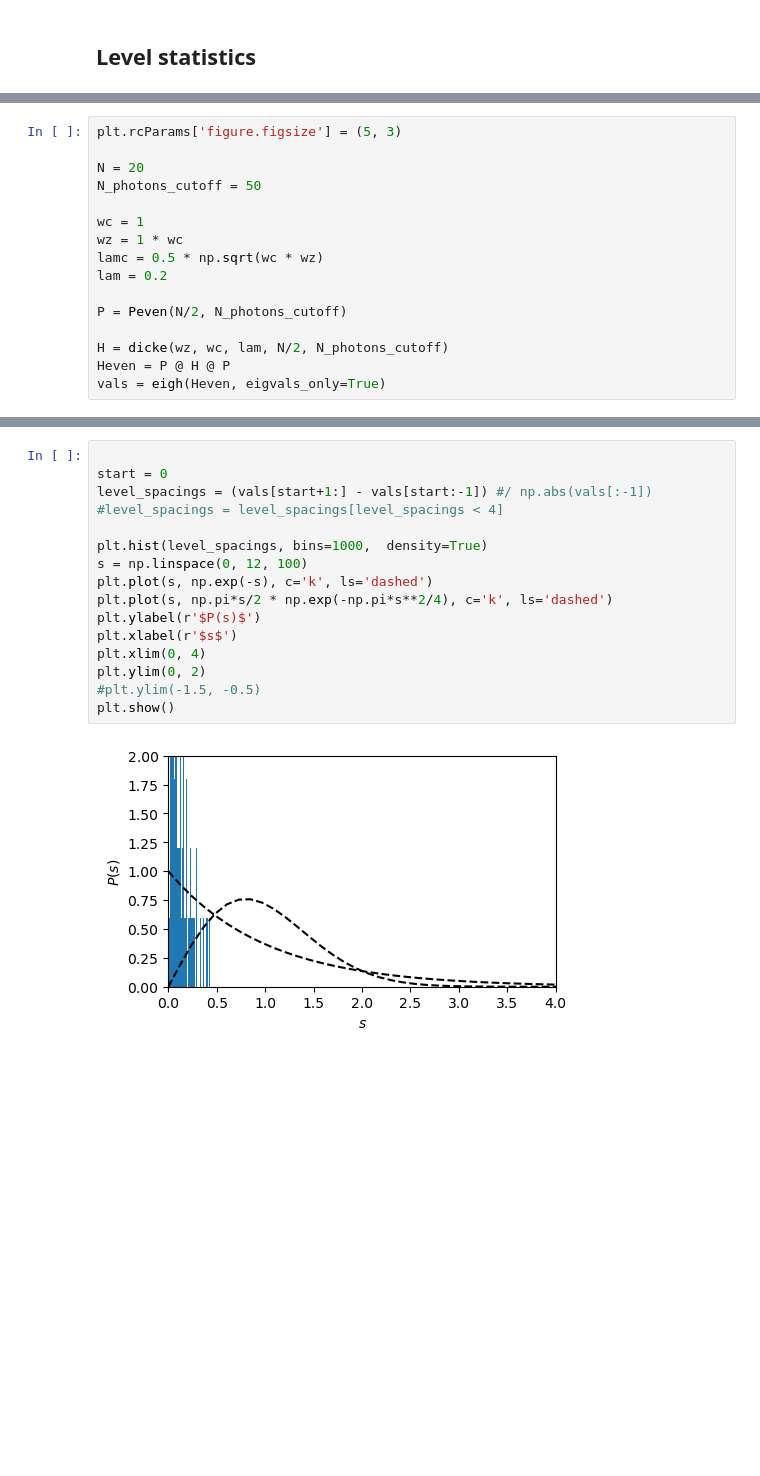
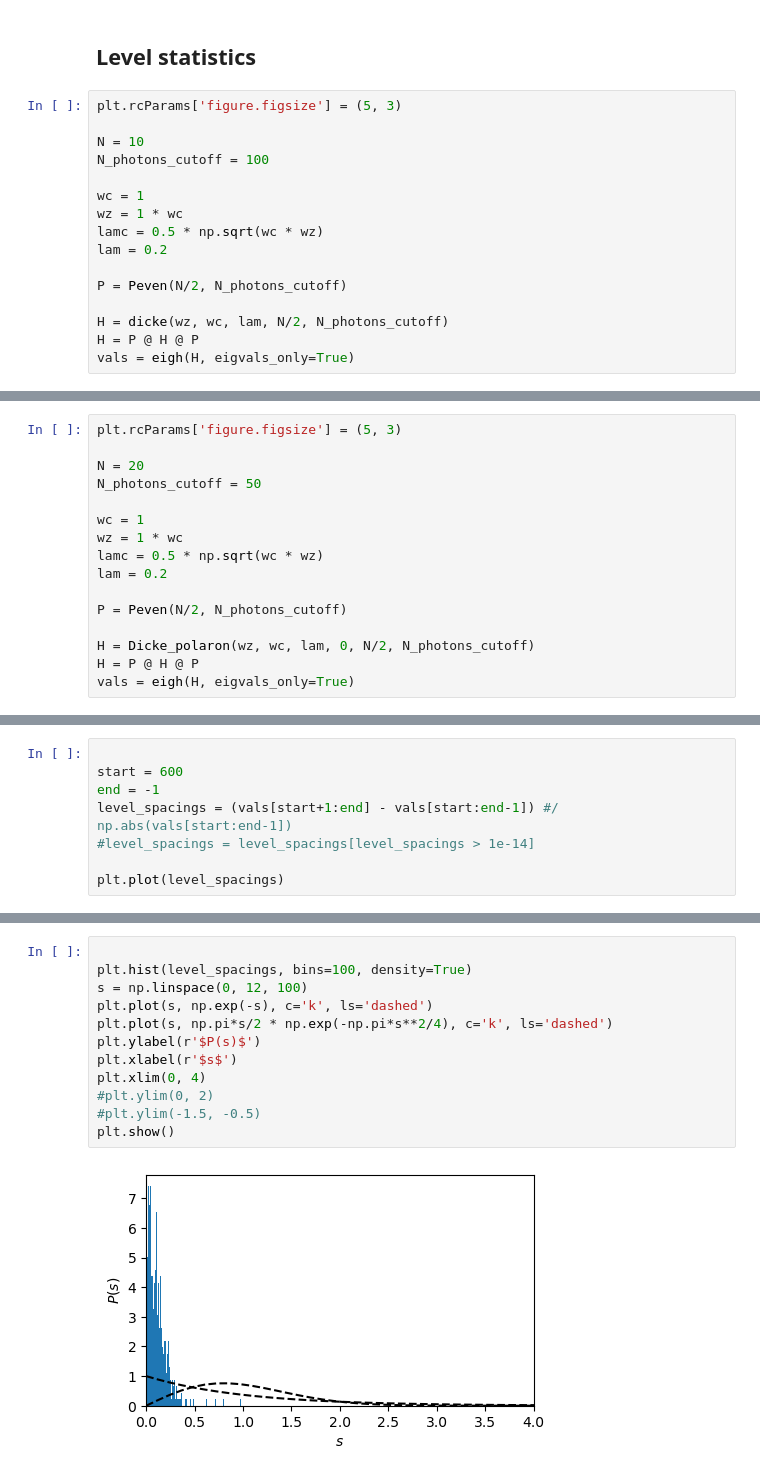
Before and after one commit to chuan97/dicke-dynamics, a Jupyter notebook: non_dissipative.ipynb, the cells around one changed output, grey strips where cells are left out. Cells and saved outputs as stored; diff of their text form; blank space fills up the shorter version.

```diff
--- a/non_dissipative.ipynb
+++ b/non_dissipative.ipynb
@@ -705,2 +751,18 @@ plt.show()
 # %% [markdown]
 ## Level statistics
+# %%
+plt.rcParams['figure.figsize'] = (5, 3)
+
+N = 10
+N_photons_cutoff = 100
+
+wc = 1
+wz = 1 * wc
+lamc = 0.5 * np.sqrt(wc * wz)
+lam = 0.2
+
+P = Peven(N/2, N_photons_cutoff)
+
+H = dicke(wz, wc, lam, N/2, N_photons_cutoff)
+H = P @ H @ P
+vals = eigh(H, eigvals_only=True)
@@ -717,6 +811,6 @@ lam = 0.2
 
 P = Peven(N/2, N_photons_cutoff)
 
-H = dicke(wz, wc, lam, N/2, N_photons_cutoff)
-Heven = P @ H @ P
-vals = eigh(Heven, eigvals_only=True)
+H = Dicke_polaron(wz, wc, lam, 0, N/2, N_photons_cutoff)
+H = P @ H @ P
+vals = eigh(H, eigvals_only=True)
@@ -722,0 +822,8 @@ vals = eigh(Heven, eigvals_only=True)
+# %%
+
+start = 600
+end = -1
+level_spacings = (vals[start+1:end] - vals[start:end-1]) #/ np.abs(vals[start:end-1])
+#level_spacings = level_spacings[level_spacings > 1e-14]
+
+plt.plot(level_spacings)
@@ -723,18 +833,14 @@ vals = eigh(Heven, eigvals_only=True)
 # %%
 
-start = 0
-level_spacings = (vals[start+1:] - vals[start:-1]) #/ np.abs(vals[:-1])
-#level_spacings = level_spacings[level_spacings < 4]
-
-plt.hist(level_spacings, bins=1000,  density=True)
+plt.hist(level_spacings, bins=100, density=True)
 s = np.linspace(0, 12, 100)
 plt.plot(s, np.exp(-s), c='k', ls='dashed')
 plt.plot(s, np.pi*s/2 * np.exp(-np.pi*s**2/4), c='k', ls='dashed')
 plt.ylabel(r'$P(s)$')
 plt.xlabel(r'$s$')
 plt.xlim(0, 4)
-plt.ylim(0, 2)
+#plt.ylim(0, 2)
 #plt.ylim(-1.5, -0.5)
 plt.show()
 # %% [output]
-[figure, old version]
+[figure, new version]
```
Also changed, not shown: parts of 14 cells of this notebook.
